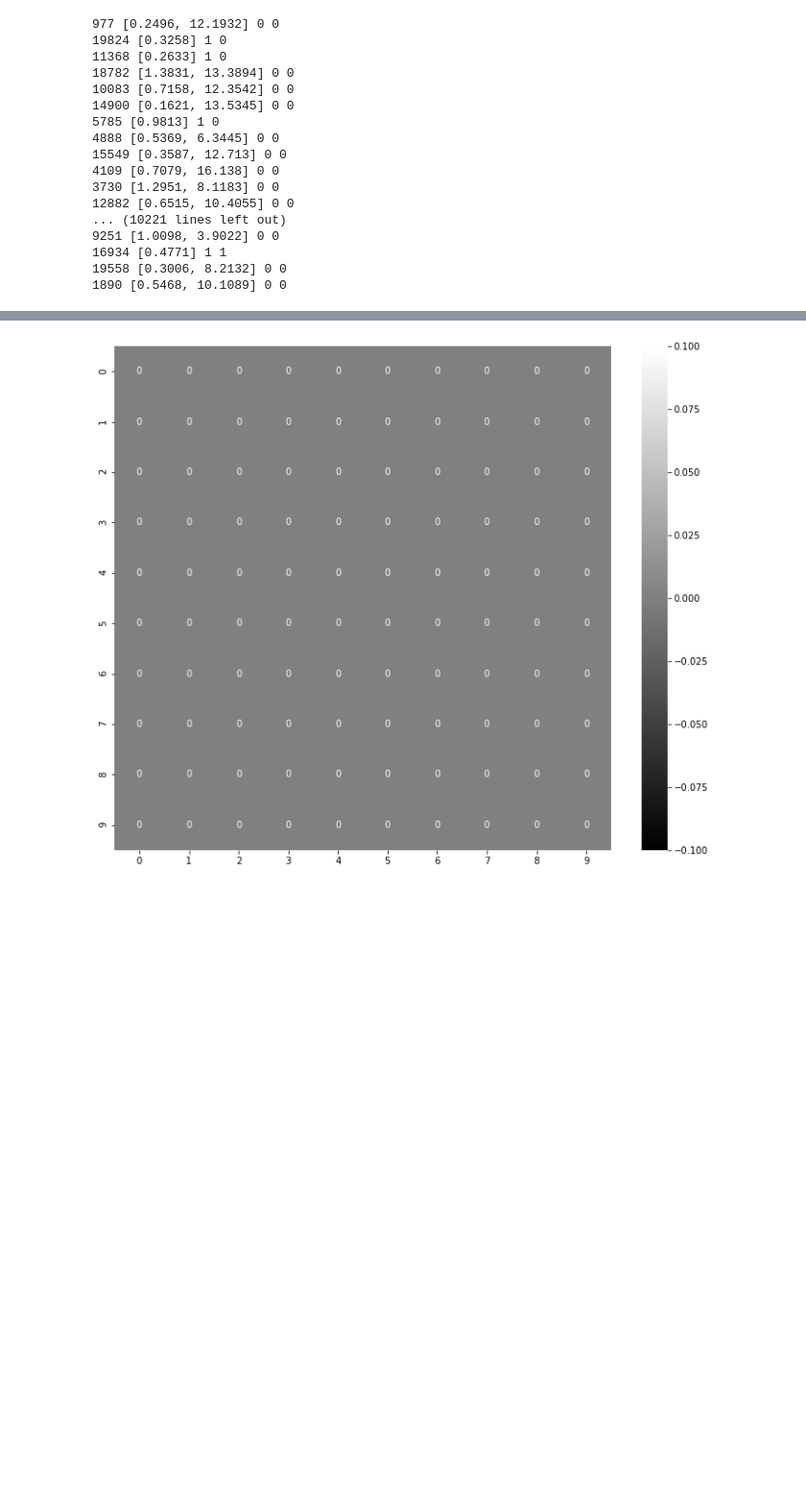
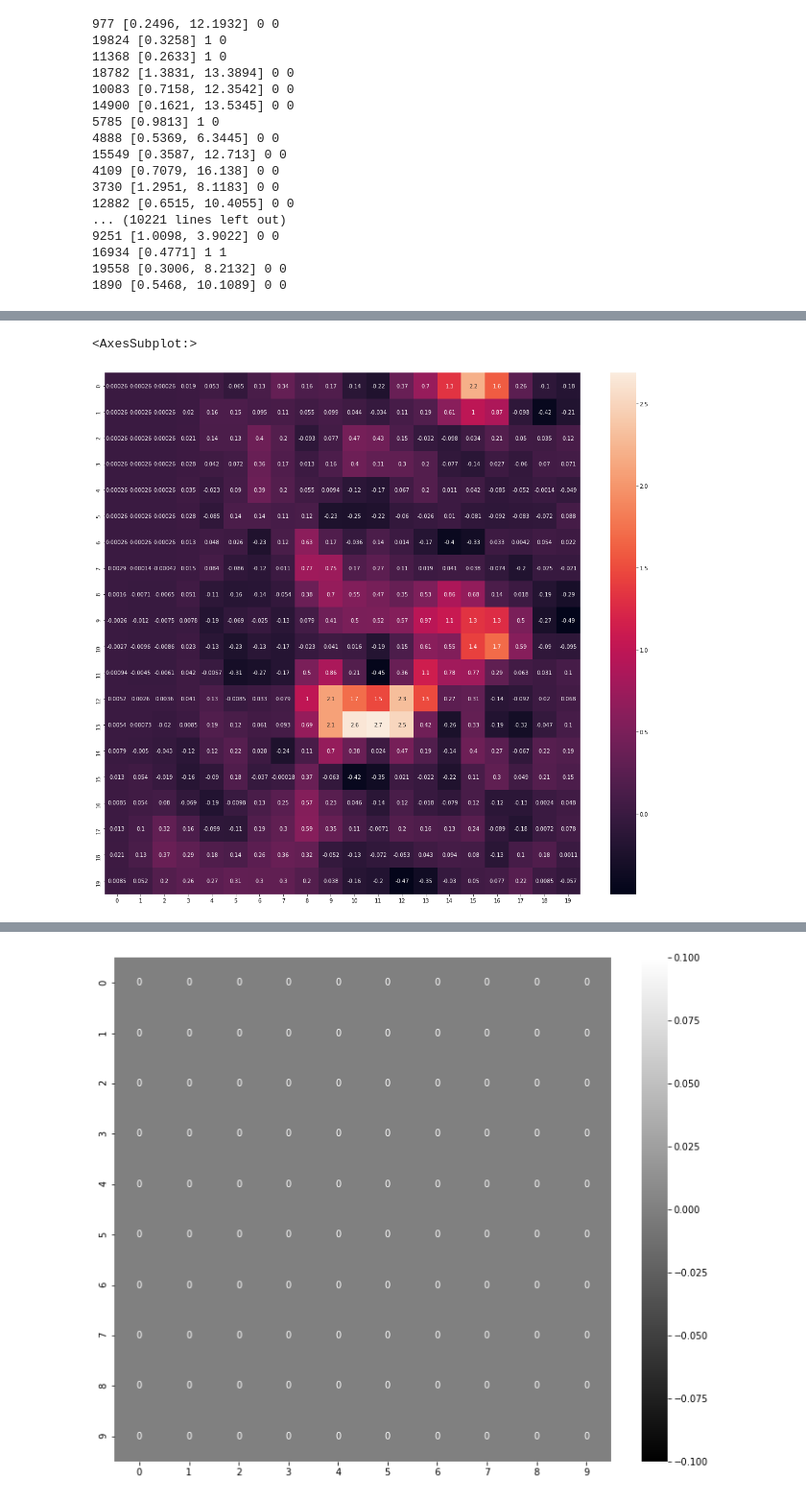
Before and after one commit to caitaozhan/deeplearning-localization, a Jupyter notebook: CNN-translation-multi-rand-dist-upbound.ipynb, the cells around one changed output, grey strips where cells are left out. Shown at 96% size. Cells and saved outputs as stored; diff of their text form; code cells hidden in the pictures; blank space fills up the shorter version.

```diff
--- a/CNN-translation-multi-rand-dist-upbound.ipynb
+++ b/CNN-translation-multi-rand-dist-upbound.ipynb
@@ -826,5 +819,12 @@ y    4 (0, 6), (25, 35)
 [figure]
 [figure]
+# %%
+pred = np.loadtxt('test.txt')
+fig, ax = plt.subplots(1, 1, figsize=(20, 18))
+sns.heatmap(pred[80:100, 20:40], annot=True, ax=ax)
+# %% [output]
+<AxesSubplot:>
+[figure, added]
 # %%
 # Test for one random batch
 plt.rcParams.update({'figure.max_open_warning': 0})
```
Also changed, not shown: parts of 7 cells of this notebook, 1 other file.
